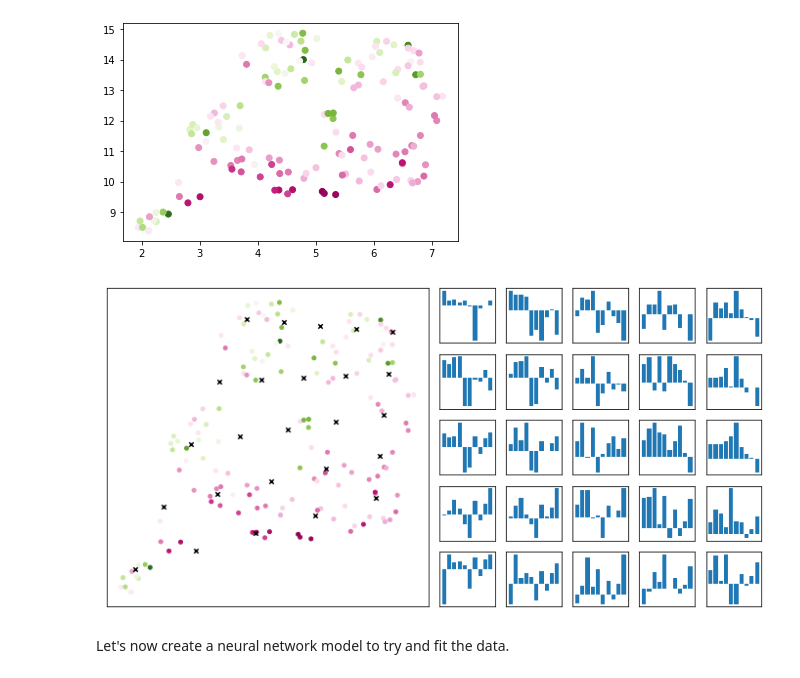
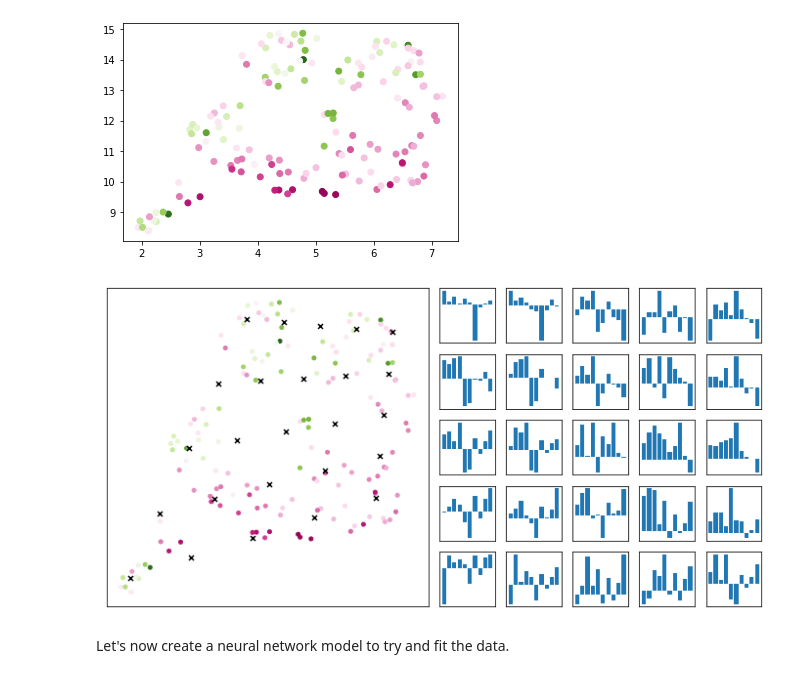
Before and after one commit to gullo97/medicine2, a Jupyter notebook: notebook.ipynb, the cells around one changed output. Cells and saved outputs as stored; diff of their text form; code cells hidden in the pictures.

```diff
--- a/notebook.ipynb
+++ b/notebook.ipynb
@@ -122,4 +125,6 @@ But we are not done yet. We can also invert the process and identify the most im
 # %%
+#load dataframe
+data = pd.read_csv('data_norm.csv')
 labels = data.iloc[:, -2]
 mapper = umap.UMAP(random_state=42).fit(data.iloc[:, :-2])
 
@@ -130,7 +135,7 @@ plt.scatter(mapper.embedding_[:, 0], mapper.embedding_[:, 1], c=labels, cmap='Pi
 [figure]
 # %%
 corners = np.array([
-    [2.2, 8.9],
+    [2.1, 8.7],
     [6.5, 10.5],
     [4.2, 14.5],
     [6.8, 14.2],
@@ -147,29 +152,29 @@ inv_transformed_points = mapper.inverse_transform(test_pts)
 # %%
 from matplotlib.gridspec import GridSpec
 # Set up the grid
 fig = plt.figure(figsize=(12,6))
 gs = GridSpec(5, 10, fig)
 scatter_ax = fig.add_subplot(gs[:, :5])
 digit_axes = np.zeros((5, 5), dtype=object)
 for i in range(5):
     for j in range(5):
         digit_axes[i, j] = fig.add_subplot(gs[i, 5 + j])
 
 # Use umap.plot to plot to the major axis
 # umap.plot.points(mapper, labels=labels, ax=scatter_ax)
 scatter_ax.scatter(mapper.embedding_[:, 0], mapper.embedding_[:, 1], c=labels, cmap='PiYG', s=16)
 scatter_ax.set(xticks=[], yticks=[])
 
 # Plot the locations of the text points
-scatter_ax.scatter(test_pts[:, 0], test_pts[:, 1], marker='x', c='k', s=20)
+scatter_ax.scatter(test_pts[:, 0], test_pts[:, 1], marker='x', c='k', s=25)
 
 # Plot each of the generated digit images
 for i in range(5):
     for j in range(5):
         digit_axes[i, j].bar(range(len(inv_transformed_points[i*5 + j])), inv_transformed_points[i*5 + j])
         digit_axes[i, j].set(xticks=[], yticks=[])
 # %% [output]
-[figure, old version]
+[figure, new version]
 # %% [markdown]
 Let's now create a neural network model to try and fit the data.
 # %%
```
Also changed, not shown: parts of 3 cells of this notebook, 2 other files.
